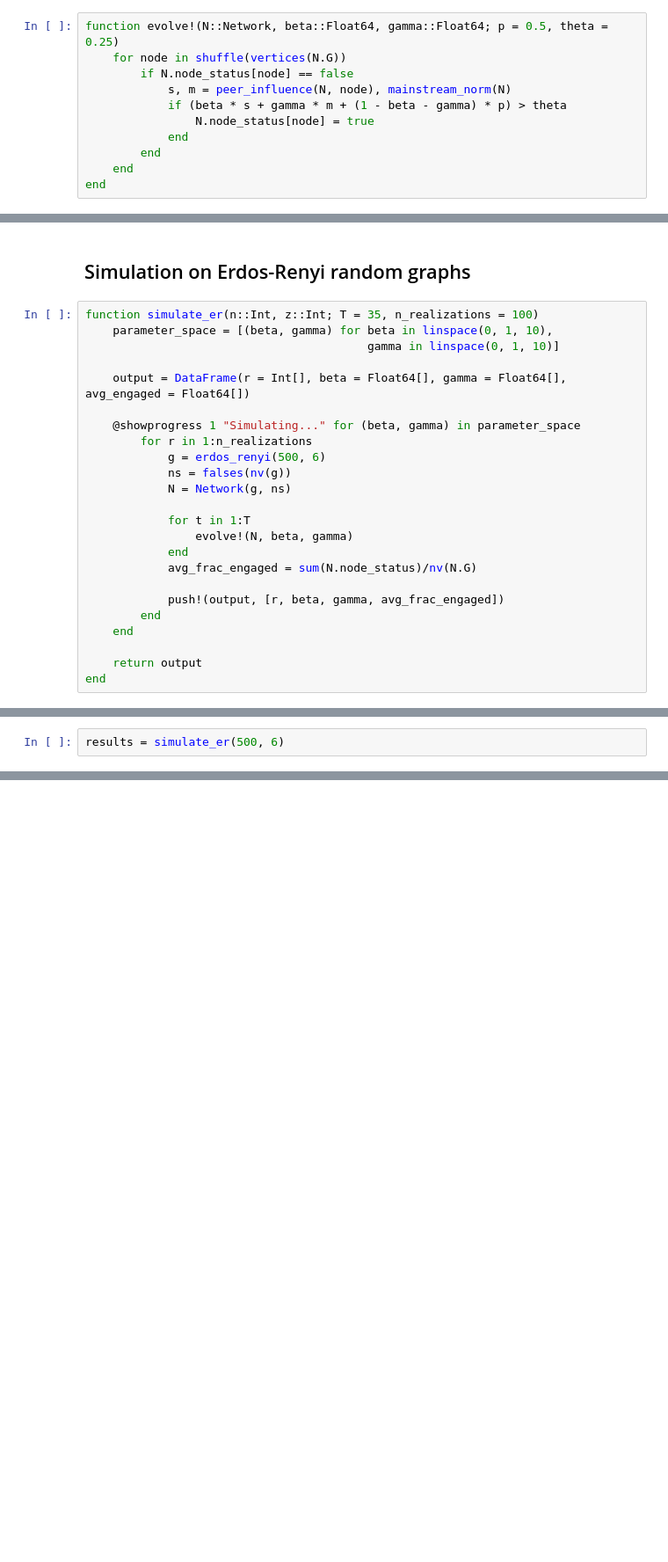
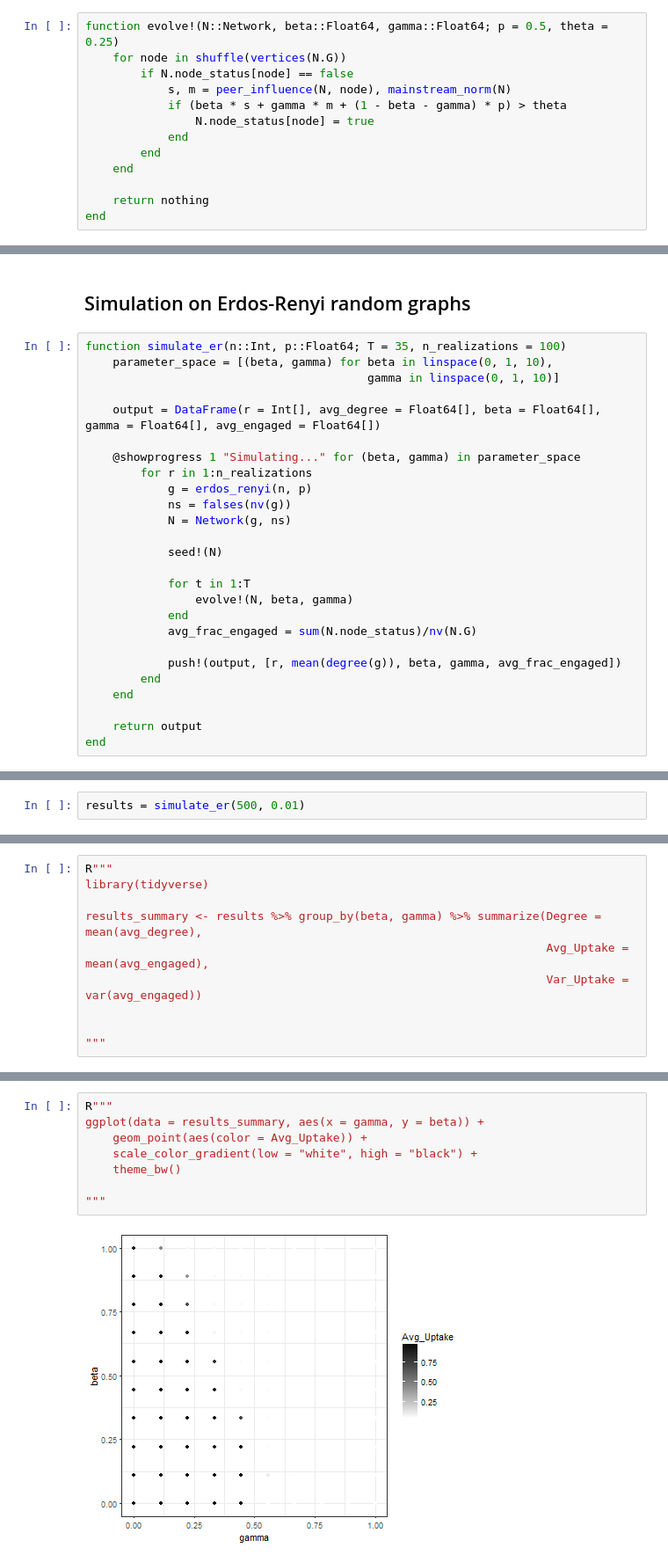
Before and after one commit to pavanGurazada/Reproducible-Diffusion-Research, a Jupyter notebook: Innovation-uptake-model.ipynb, the cells around one changed output, grey strips where cells are left out. Shown at 88% size. Saved outputs shown, nothing was run; the diff lists cells and outputs as text; blank space fills up the shorter version.

Commit message:
corrected code for core functions

```diff
--- a/Innovation-uptake-model.ipynb
+++ b/Innovation-uptake-model.ipynb
@@ -45,4 +60,6 @@ function evolve!(N::Network, beta::Float64, gamma::Float64; p = 0.5, theta = 0.2
             end
         end
     end
+
+    return nothing
 end
@@ -49,24 +68,26 @@ end
 # %% [markdown]
 ## Simulation on Erdos-Renyi random graphs
 # %%
-function simulate_er(n::Int, z::Int; T = 35, n_realizations = 100)
+function simulate_er(n::Int, p::Float64; T = 35, n_realizations = 100)
     parameter_space = [(beta, gamma) for beta in linspace(0, 1, 10),
                                          gamma in linspace(0, 1, 10)]
 
-    output = DataFrame(r = Int[], beta = Float64[], gamma = Float64[], avg_engaged = Float64[])
+    output = DataFrame(r = Int[], avg_degree = Float64[], beta = Float64[], gamma = Float64[], avg_engaged = Float64[])
 
     @showprogress 1 "Simulating..." for (beta, gamma) in parameter_space
         for r in 1:n_realizations
-            g = erdos_renyi(500, 6)
+            g = erdos_renyi(n, p)
             ns = falses(nv(g))
             N = Network(g, ns)
+
+            seed!(N)
 
             for t in 1:T
                 evolve!(N, beta, gamma)
             end
             avg_frac_engaged = sum(N.node_status)/nv(N.G)
 
-            push!(output, [r, beta, gamma, avg_frac_engaged])
+            push!(output, [r, mean(degree(g)), beta, gamma, avg_frac_engaged])
         end
     end
 
@@ -75,2 +98,2 @@ end
 # %%
-results = simulate_er(500, 6)
+results = simulate_er(500, 0.01)
@@ -78,0 +138,10 @@ describe(results_ergraph)
+# %%
+R"""
+library(tidyverse)
+
+results_summary <- results %>% group_by(beta, gamma) %>% summarize(Degree = mean(avg_degree),
+                                                                   Avg_Uptake = mean(avg_engaged),
+                                                                   Var_Uptake = var(avg_engaged))
+
+
+"""
@@ -78,0 +165,10 @@ describe(results_ergraph)
+# %%
+R"""
+ggplot(data = results_summary, aes(x = gamma, y = beta)) +
+    geom_point(aes(color = Avg_Uptake)) +
+    scale_color_gradient(low = "white", high = "black") +
+    theme_bw()
+
+"""
+# %% [output]
+[figure, added]
```
Also changed, not shown: parts of 13 cells of this notebook.
